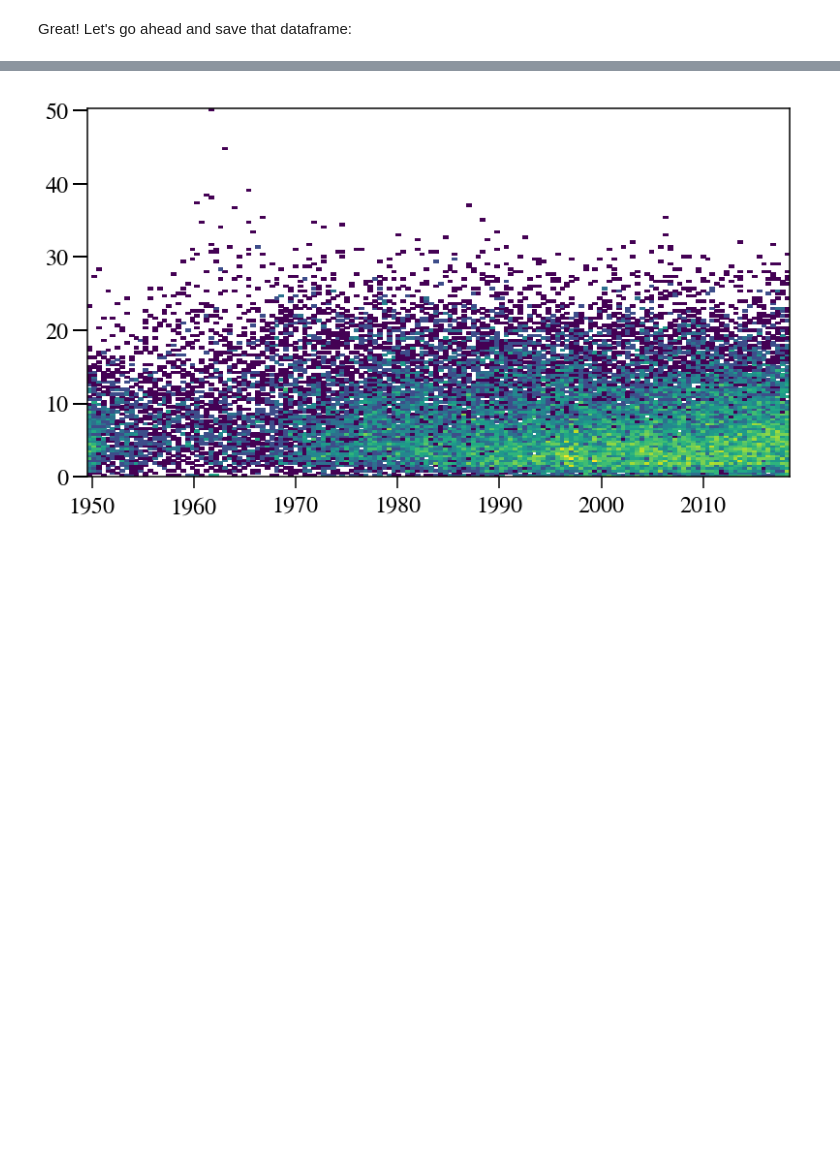
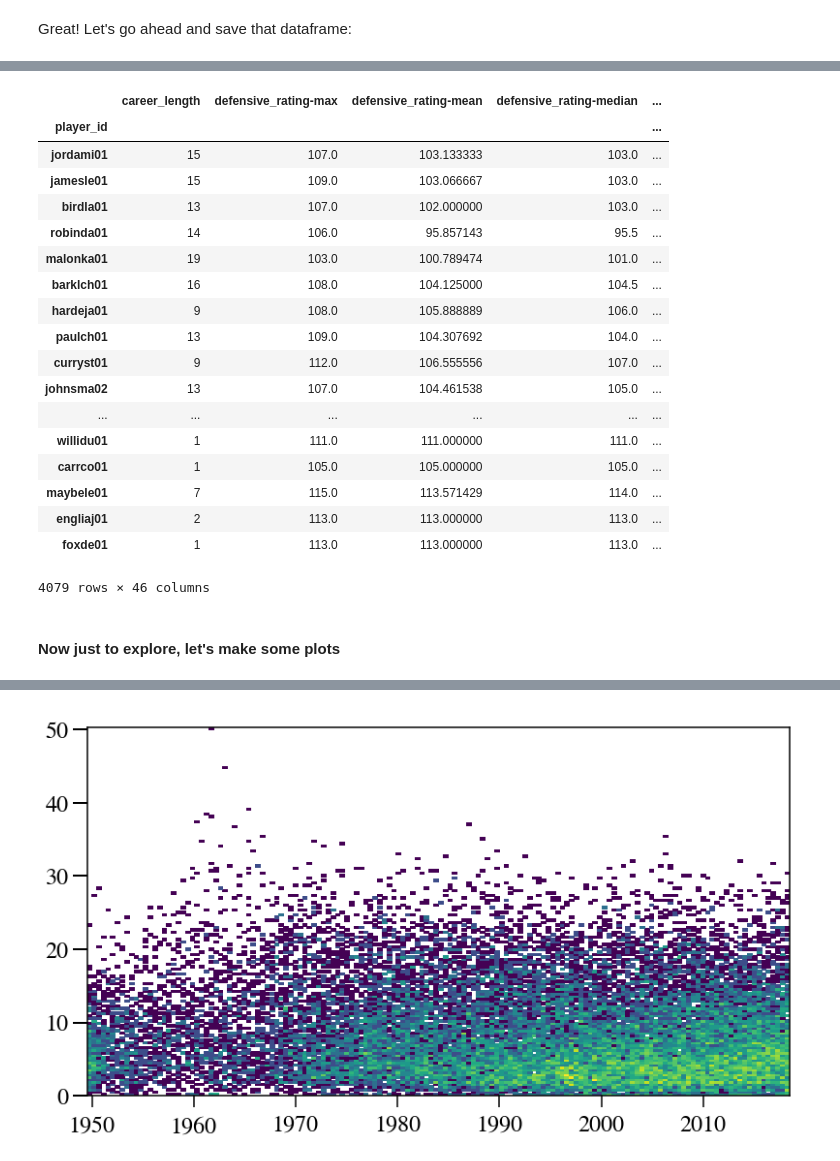
Before and after one commit to fagan2888/nba_stats, a Jupyter notebook: process_scraped_data.ipynb, the cells around one changed output, grey strips where cells are left out. Saved outputs shown, nothing was run; the diff lists cells and outputs as text; code cells hidden in the pictures; blank space fills up the shorter version.

```diff
--- a/process_scraped_data.ipynb
+++ b/process_scraped_data.ipynb
@@ -228,0 +299,24 @@ Index(['player_name', 'positions', 'age', 'team', 'games_played',
+# %%
+player_df.sort_values('vorp-median', ascending=False)
+# %% [output]
+|  | career_length | defensive_rating-max | defensive_rating-mean | defensive_rating-median | ... |
+| player_id |  |  |  |  | ... |
+| jordami01 | 15 | 107.0 | 103.133333 | 103.0 | ... |
+| jamesle01 | 15 | 109.0 | 103.066667 | 103.0 | ... |
+| birdla01 | 13 | 107.0 | 102.000000 | 103.0 | ... |
+| robinda01 | 14 | 106.0 | 95.857143 | 95.5 | ... |
+| malonka01 | 19 | 103.0 | 100.789474 | 101.0 | ... |
+| barklch01 | 16 | 108.0 | 104.125000 | 104.5 | ... |
+| hardeja01 | 9 | 108.0 | 105.888889 | 106.0 | ... |
+| paulch01 | 13 | 109.0 | 104.307692 | 104.0 | ... |
+| curryst01 | 9 | 112.0 | 106.555556 | 107.0 | ... |
+| johnsma02 | 13 | 107.0 | 104.461538 | 105.0 | ... |
+| ... | ... | ... | ... | ... | ... |
+| willidu01 | 1 | 111.0 | 111.000000 | 111.0 | ... |
+| carrco01 | 1 | 105.0 | 105.000000 | 105.0 | ... |
+| maybele01 | 7 | 115.0 | 113.571429 | 114.0 | ... |
+| engliaj01 | 2 | 113.0 | 113.000000 | 113.0 | ... |
+| foxde01 | 1 | 113.0 | 113.000000 | 113.0 | ... |
+4079 rows × 46 columns
+# %% [markdown]
+#### Now just to explore, let's make some plots
```
Also changed, not shown: parts of 24 cells of this notebook, 5 other files.
